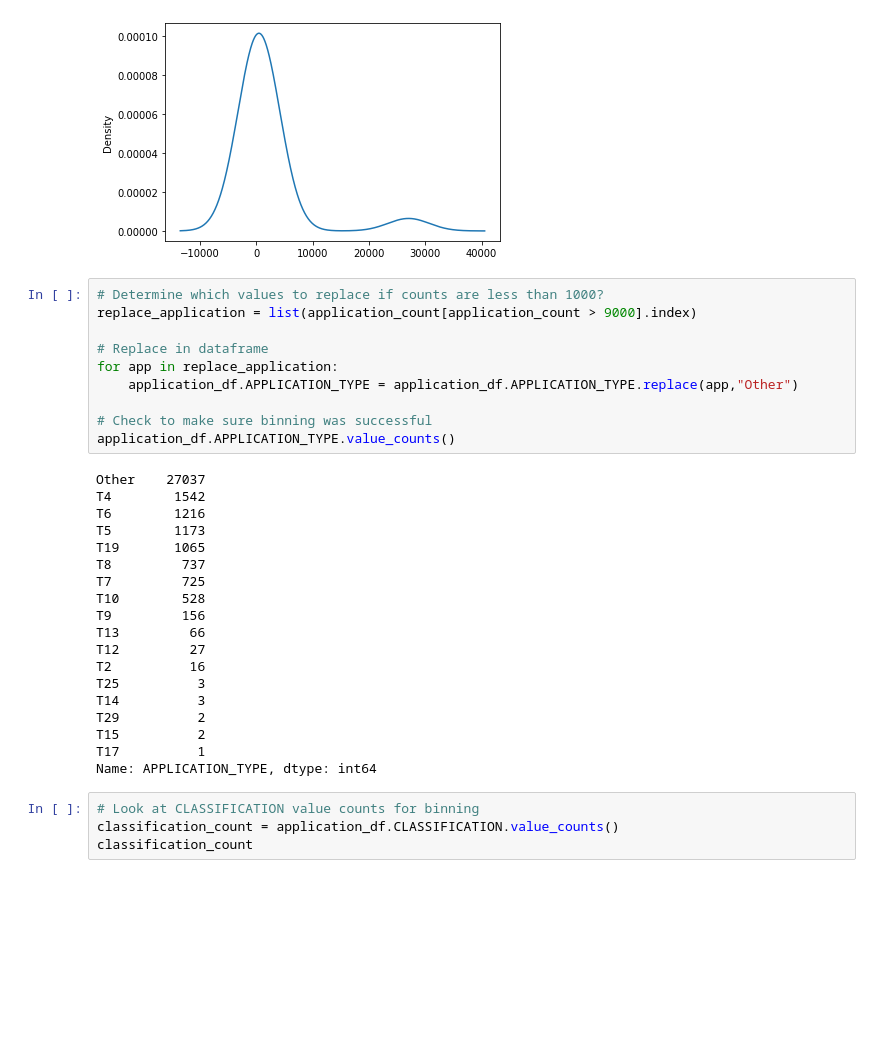
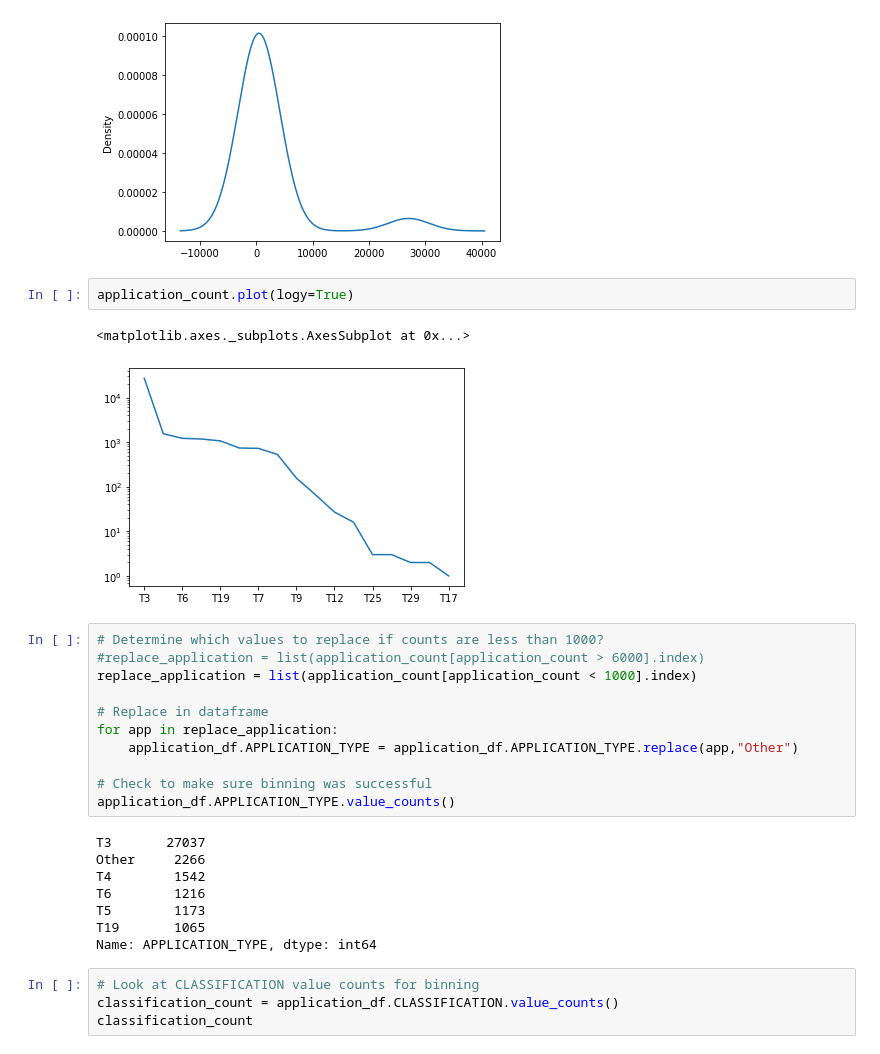
Before and after one commit to amyylin1/Neural_Network_Charity_Analysis, a Jupyter notebook: AlphabetSoupCharity_Optimzation.ipynb, the cells around one changed output. Cells and saved outputs as stored; diff of their text form; blank space fills up the shorter version.

```diff
--- a/AlphabetSoupCharity_Optimzation.ipynb
+++ b/AlphabetSoupCharity_Optimzation.ipynb
@@ -81,9 +83,15 @@ application_count.plot.density()
 # %% [output]
 <matplotlib.axes._subplots.AxesSubplot at 0x...>
 [figure]
+# %%
+application_count.plot(logy=True)
+# %% [output]
+<matplotlib.axes._subplots.AxesSubplot at 0x...>
+[figure, added]
 # %%
 # Determine which values to replace if counts are less than 1000?
-replace_application = list(application_count[application_count > 9000].index)
+#replace_application = list(application_count[application_count > 6000].index)
+replace_application = list(application_count[application_count < 1000].index)
 
 # Replace in dataframe
 for app in replace_application:
@@ -92,23 +100,12 @@ for app in replace_application:
 # Check to make sure binning was successful
 application_df.APPLICATION_TYPE.value_counts()
 # %% [output]
-Other    27037
+T3       27037
+Other     2266
 T4        1542
 T6        1216
 T5        1173
 T19       1065
-T8         737
-T7         725
-T10        528
-T9         156
-T13         66
-T12         27
-T2          16
-T25          3
-T14          3
-T29          2
-T15          2
-T17          1
 Name: APPLICATION_TYPE, dtype: int64
 # %%
 # Look at CLASSIFICATION value counts for binning
```
Also changed, not shown: parts of 11 cells of this notebook.
